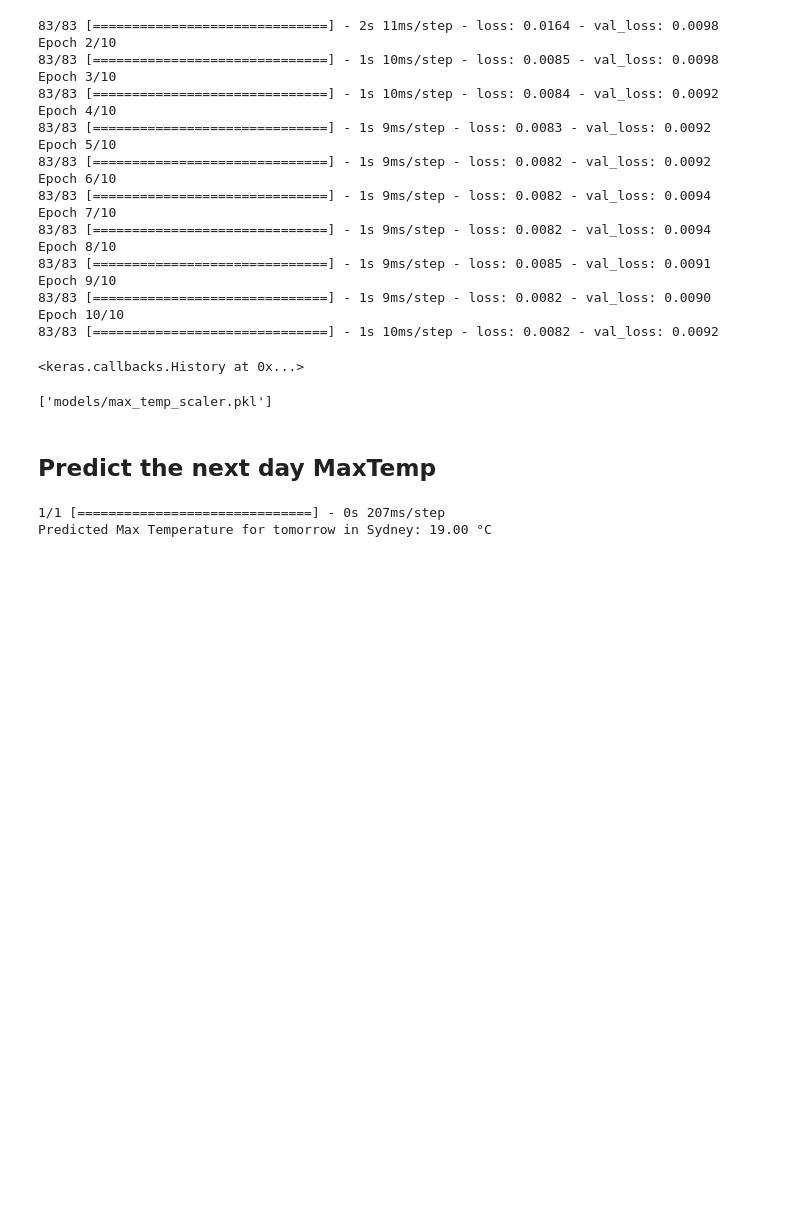
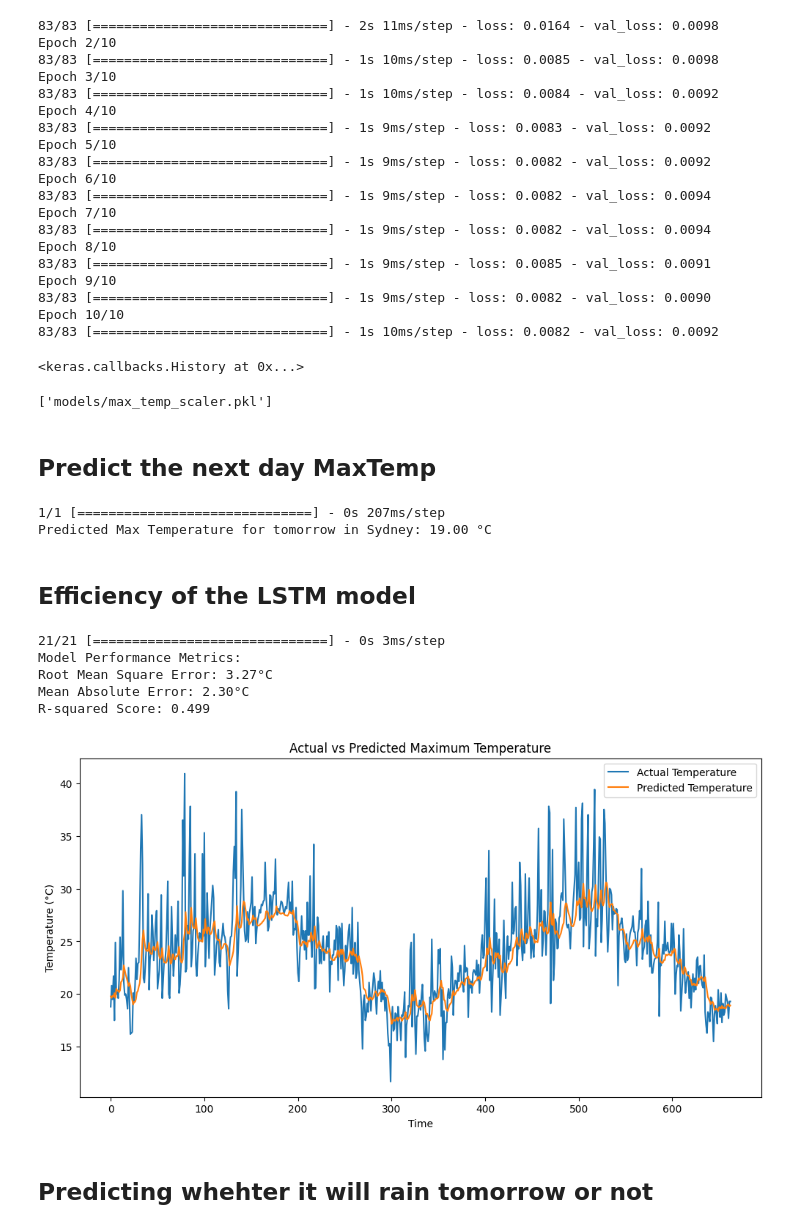
Before and after one commit to divesthetic14/weather-pattern-recognition, a Jupyter notebook: weather-pattern-recognition.ipynb, the cells around one changed output. Saved outputs shown, nothing was run; the diff lists cells and outputs as text; code cells hidden in the pictures; blank space fills up the shorter version.

```diff
--- a/weather-pattern-recognition.ipynb
+++ b/weather-pattern-recognition.ipynb
@@ -170,3 +170,46 @@ print(f"Predicted Max Temperature for tomorrow in {city}: {pred_temp:.2f} °C")
 # %% [output]
 1/1 [==============================] - 0s 207ms/step
 Predicted Max Temperature for tomorrow in Sydney: 19.00 °C
+# %% [markdown]
+## Efficiency of the LSTM model
+# %%
+from sklearn.metrics import mean_squared_error, mean_absolute_error, r2_score
+import numpy as np
+
+# Make predictions on test data
+y_pred_scaled = model.predict(X_test)
+y_pred = scaler.inverse_transform(y_pred_scaled)
+y_true = scaler.inverse_transform(y_test.reshape(-1, 1))
+
+# Calculate various metrics
+mse = mean_squared_error(y_true, y_pred)
+rmse = np.sqrt(mse)
+mae = mean_absolute_error(y_true, y_pred)
+r2 = r2_score(y_true, y_pred)
+
+# Print evaluation metrics
+print(f"Model Performance Metrics:")
+print(f"Root Mean Square Error: {rmse:.2f}°C")
+print(f"Mean Absolute Error: {mae:.2f}°C")
+print(f"R-squared Score: {r2:.3f}")
+
+# Visualize predictions vs actual values
+import matplotlib.pyplot as plt
+
+plt.figure(figsize=(12, 6))
+plt.plot(y_true, label='Actual Temperature')
+plt.plot(y_pred, label='Predicted Temperature')
+plt.title('Actual vs Predicted Maximum Temperature')
+plt.xlabel('Time')
+plt.ylabel('Temperature (°C)')
+plt.legend()
+plt.show()
+# %% [output]
+21/21 [==============================] - 0s 3ms/step
+Model Performance Metrics:
+Root Mean Square Error: 3.27°C
+Mean Absolute Error: 2.30°C
+R-squared Score: 0.499
+[figure, added]
+# %% [markdown]
+## Predicting whehter it will rain tomorrow or not
```
Also changed, not shown: parts of 13 cells of this notebook, 1 other file.
